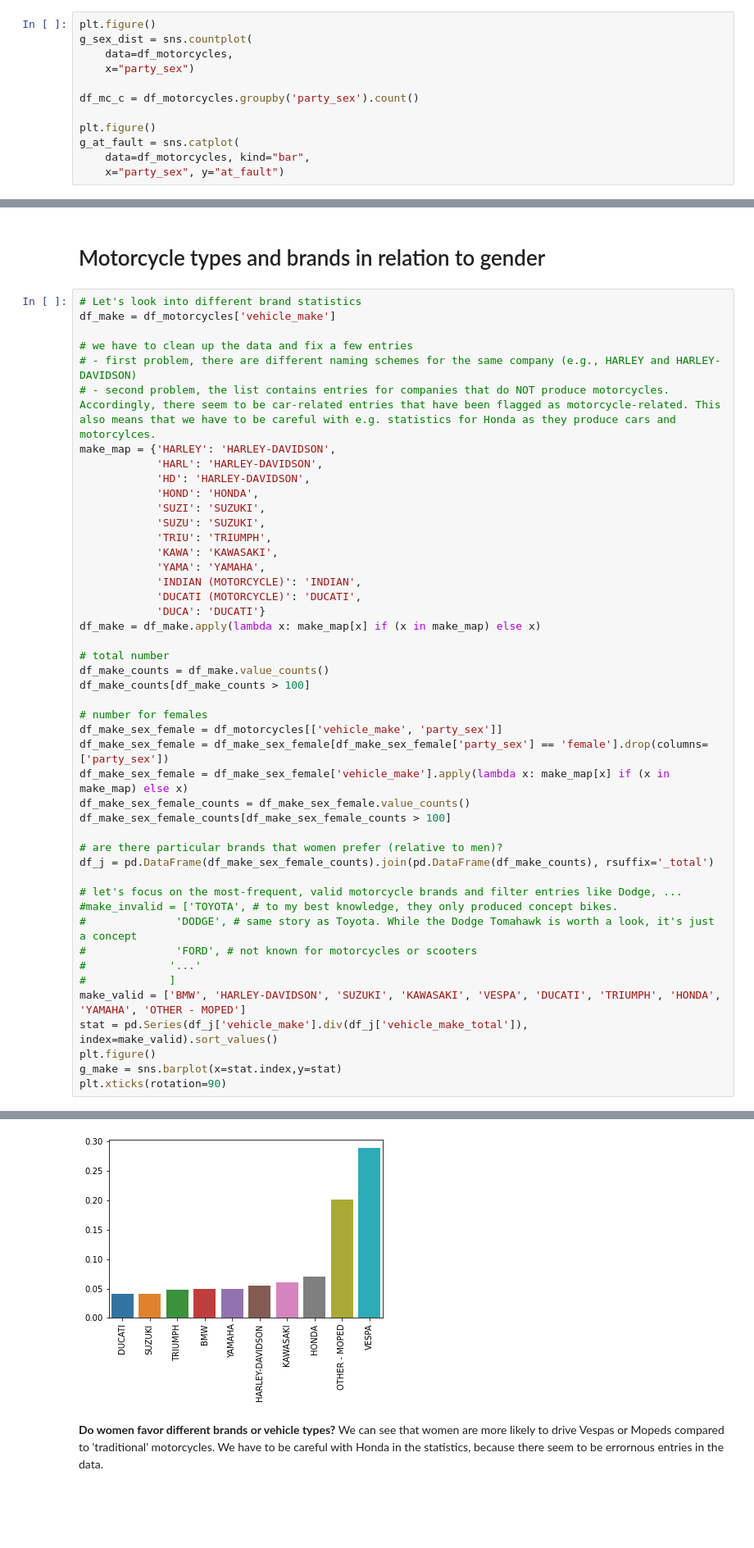
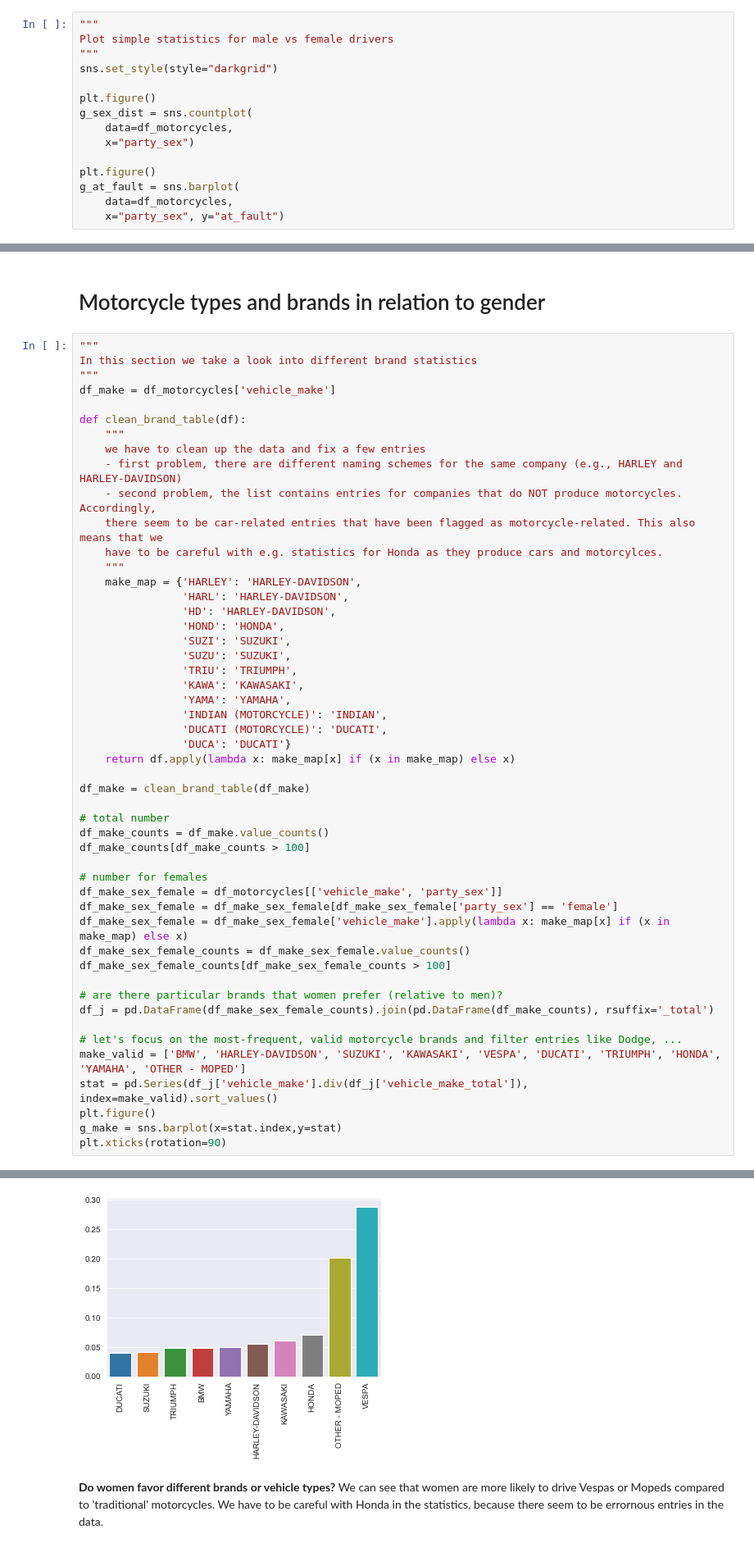
Before and after one commit to bschauerte/analysis-traffic-collisions, a Jupyter notebook: traffic_collisions.ipynb, the cells around one changed output, grey strips where cells are left out. Shown: that part at 82% size. Drawn from its saved outputs; the diff is of its cells as text; blank space fills up the shorter version.

Commit message:
switch to docstring for section intro; remove unnecessary drop_column

```diff
--- a/traffic_collisions.ipynb
+++ b/traffic_collisions.ipynb
@@ -87,15 +96,18 @@ df_motorcycles = df_motorcycles.astype({"at_fault": np.bool})
 # %% [markdown]
 # Relation of male and female motorcycle drivers? Is a male driver more likely to cause an accident compared to a female driver?
 # %%
+"""
+Plot simple statistics for male vs female drivers
+"""
+sns.set_style(style="darkgrid")
+
 plt.figure()
 g_sex_dist = sns.countplot(
     data=df_motorcycles,
     x="party_sex")
 
-df_mc_c = df_motorcycles.groupby('party_sex').count()
-
 plt.figure()
-g_at_fault = sns.catplot(
-    data=df_motorcycles, kind="bar",
+g_at_fault = sns.barplot(
+    data=df_motorcycles,
     x="party_sex", y="at_fault")
 # %% [output]
@@ -109,63 +120,67 @@ g_at_fault = sns.catplot(
 # %% [markdown]
 # Motorcycle types and brands in relation to gender
 # %%
-# Let's look into different brand statistics
+"""
+In this section we take a look into different brand statistics
+"""
 df_make = df_motorcycles['vehicle_make']
 
-# we have to clean up the data and fix a few entries
-# - first problem, there are different naming schemes for the same company (e.g., HARLEY and HARLEY-DAVIDSON)
-# - second problem, the list contains entries for companies that do NOT produce motorcycles. Accordingly, there seem to be car-related entries that have been flagged as motorcycle-related. This also means that we have to be careful with e.g. statistics for Honda as they produce cars and motorcylces.
-make_map = {'HARLEY': 'HARLEY-DAVIDSON',
-            'HARL': 'HARLEY-DAVIDSON',
-            'HD': 'HARLEY-DAVIDSON',
-            'HOND': 'HONDA',
-            'SUZI': 'SUZUKI',
-            'SUZU': 'SUZUKI',
-            'TRIU': 'TRIUMPH',
-            'KAWA': 'KAWASAKI',
-            'YAMA': 'YAMAHA',
-            'INDIAN (MOTORCYCLE)': 'INDIAN',
-            'DUCATI (MOTORCYCLE)': 'DUCATI',
-            'DUCA': 'DUCATI'}
-df_make = df_make.apply(lambda x: make_map[x] if (x in make_map) else x)
+def clean_brand_table(df):
+    """
+    we have to clean up the data and fix a few entries
+    - first problem, there are different naming schemes for the same company (e.g., HARLEY and HARLEY-DAVIDSON)
+    - second problem, the list contains entries for companies that do NOT produce motorcycles. Accordingly,
+    there seem to be car-related entries that have been flagged as motorcycle-related. This also means that we
+    have to be careful with e.g. statistics for Honda as they produce cars and motorcylces.
+    """
+    make_map = {'HARLEY': 'HARLEY-DAVIDSON',
+                'HARL': 'HARLEY-DAVIDSON',
+                'HD': 'HARLEY-DAVIDSON',
+                'HOND': 'HONDA',
+                'SUZI': 'SUZUKI',
+                'SUZU': 'SUZUKI',
+                'TRIU': 'TRIUMPH',
+                'KAWA': 'KAWASAKI',
+                'YAMA': 'YAMAHA',
+                'INDIAN (MOTORCYCLE)': 'INDIAN',
+                'DUCATI (MOTORCYCLE)': 'DUCATI',
+                'DUCA': 'DUCATI'}
+    return df.apply(lambda x: make_map[x] if (x in make_map) else x)
+
+df_make = clean_brand_table(df_make)
 
 # total number
 df_make_counts = df_make.value_counts()
 df_make_counts[df_make_counts > 100]
 
 # number for females
 df_make_sex_female = df_motorcycles[['vehicle_make', 'party_sex']]
-df_make_sex_female = df_make_sex_female[df_make_sex_female['party_sex'] == 'female'].drop(columns=['party_sex'])
+df_make_sex_female = df_make_sex_female[df_make_sex_female['party_sex'] == 'female']
 df_make_sex_female = df_make_sex_female['vehicle_make'].apply(lambda x: make_map[x] if (x in make_map) else x)
 df_make_sex_female_counts = df_make_sex_female.value_counts()
 df_make_sex_female_counts[df_make_sex_female_counts > 100]
 
 # are there particular brands that women prefer (relative to men)?
 df_j = pd.DataFrame(df_make_sex_female_counts).join(pd.DataFrame(df_make_counts), rsuffix='_total')
 
 # let's focus on the most-frequent, valid motorcycle brands and filter entries like Dodge, ...
-#make_invalid = ['TOYOTA', # to my best knowledge, they only produced concept bikes.
-#              'DODGE', # same story as Toyota. While the Dodge Tomahawk is worth a look, it's just a concept
-#              'FORD', # not known for motorcycles or scooters
-#             '...'
-#             ]
 make_valid = ['BMW', 'HARLEY-DAVIDSON', 'SUZUKI', 'KAWASAKI', 'VESPA', 'DUCATI', 'TRIUMPH', 'HONDA', 'YAMAHA', 'OTHER - MOPED']
 stat = pd.Series(df_j['vehicle_make'].div(df_j['vehicle_make_total']), index=make_valid).sort_values()
 plt.figure()
 g_make = sns.barplot(x=stat.index,y=stat)
 plt.xticks(rotation=90)
 # %% [output]
 (array([0, 1, 2, 3, 4, 5, 6, 7, 8, 9]),
  [Text(0, 0, 'DUCATI'),
   Text(1, 0, 'SUZUKI'),
   Text(2, 0, 'TRIUMPH'),
   Text(3, 0, 'BMW'),
   Text(4, 0, 'YAMAHA'),
   Text(5, 0, 'HARLEY-DAVIDSON'),
   Text(6, 0, 'KAWASAKI'),
   Text(7, 0, 'HONDA'),
   Text(8, 0, 'OTHER - MOPED'),
   Text(9, 0, 'VESPA')])
-[figure, old version]
+[figure, new version]
 # %% [markdown]
 **Do women favor different brands or vehicle types?** We can see that women are more likely to drive Vespas or Mopeds compared to 'traditional' motorcycles. We have to be careful with Honda in the statistics, because there seem to be errornous entries in the data.
```
Also changed, not shown: parts of 6 cells of this notebook.
